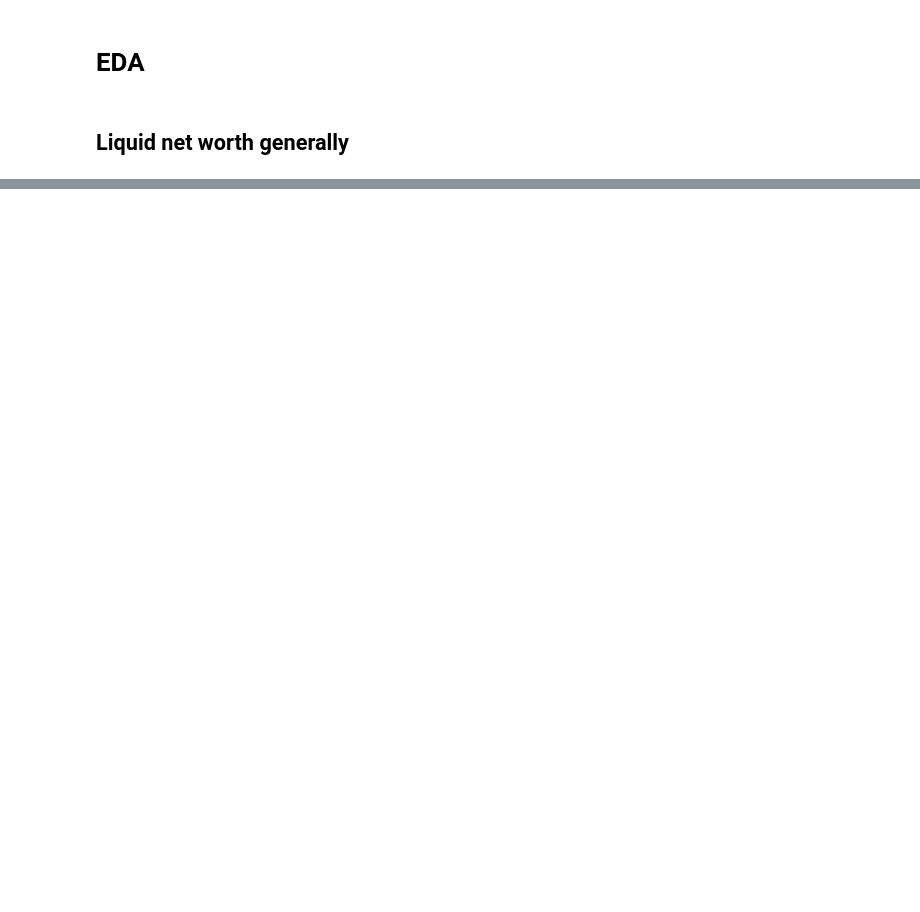
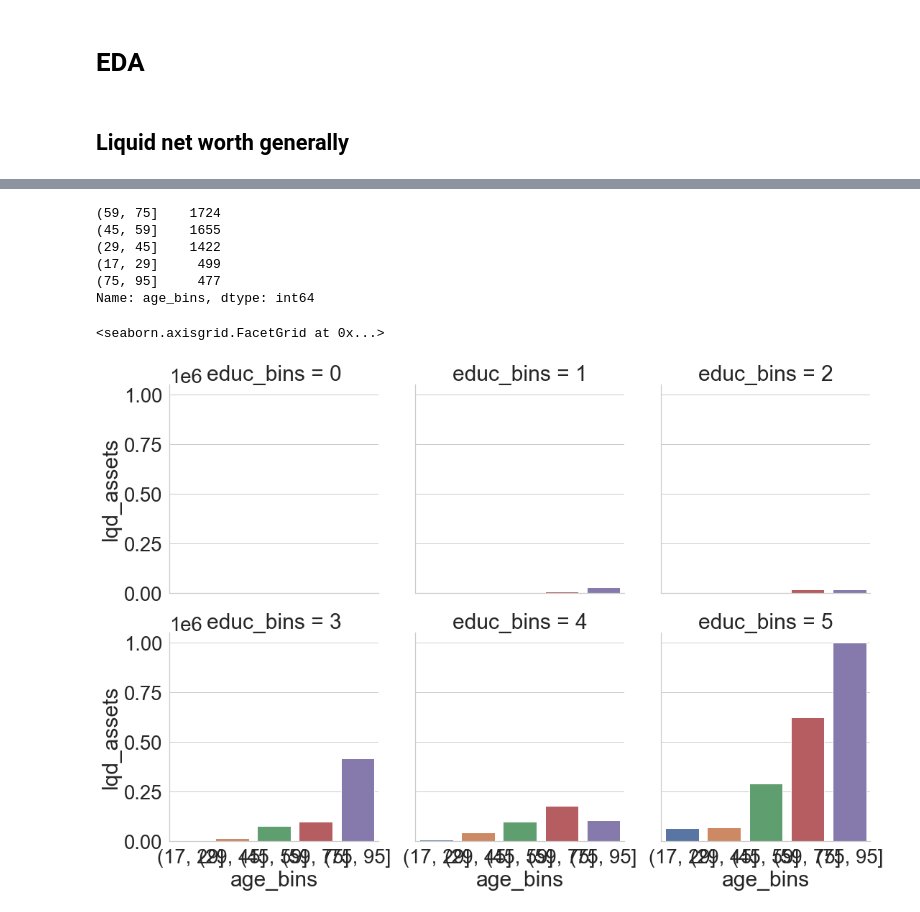
Before and after one commit to danvalen1/SCF-Analysis, a Jupyter notebook: notebooks/EDA.ipynb, the cells around one changed output, grey strips where cells are left out. Cells and saved outputs as stored; diff of their text form; code cells hidden in the pictures; blank space fills up the shorter version.

```diff
--- a/notebooks/EDA.ipynb
+++ b/notebooks/EDA.ipynb
@@ -73,0 +158,30 @@ sns.distplot(df['lqd_assets'])
+# %%
+import numpy as np
+
+import seaborn as sns
+import matplotlib.pyplot as plt
+
+df['age_bins'] = pd.cut(x=df['ref_age'], bins=[17, 29, 45, 59, 75, 95])
+# %%
+
+df['age_bins'].value_counts()
+# %% [output]
+(59, 75]    1724
+(45, 59]    1655
+(29, 45]    1422
+(17, 29]     499
+(75, 95]     477
+Name: age_bins, dtype: int64
+# %%
+sns.catplot(x="age_bins",
+            y='lqd_assets',
+            col="educ_bins",
+            col_wrap=3,
+            data=df,
+            kind='bar',
+            ci=None,
+            estimator=np.median
+           )
+# %% [output]
+<seaborn.axisgrid.FacetGrid at 0x...>
+[figure, added]
```
Also changed, not shown: parts of 21 cells of this notebook, 4 other files.
